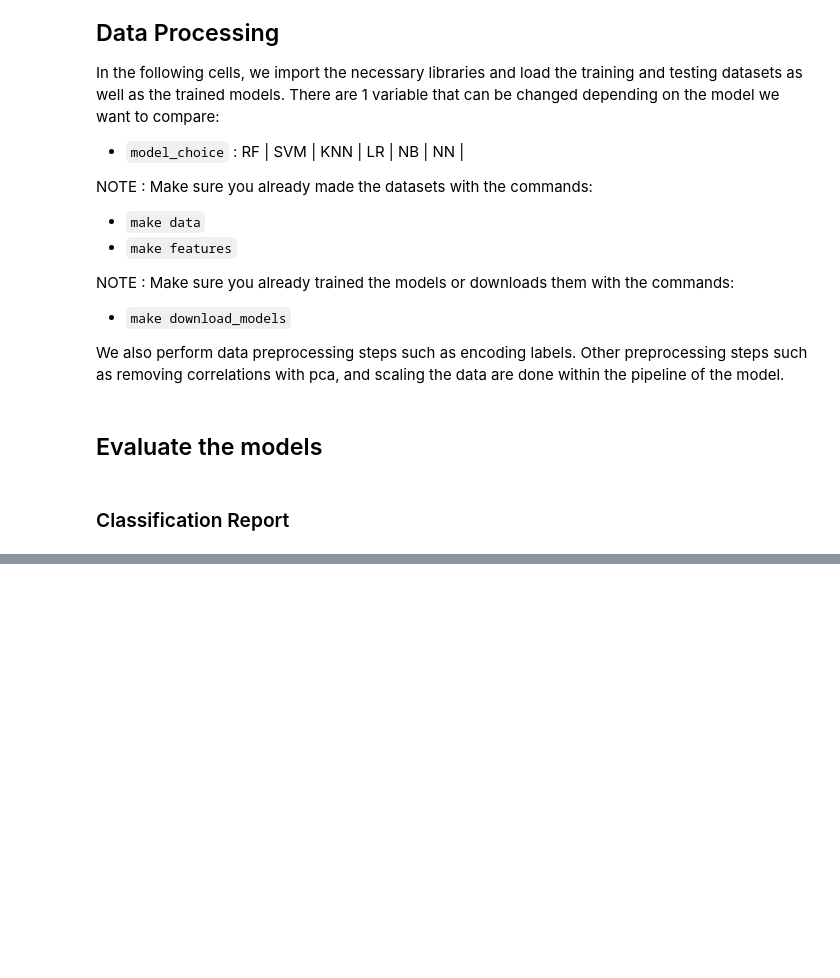
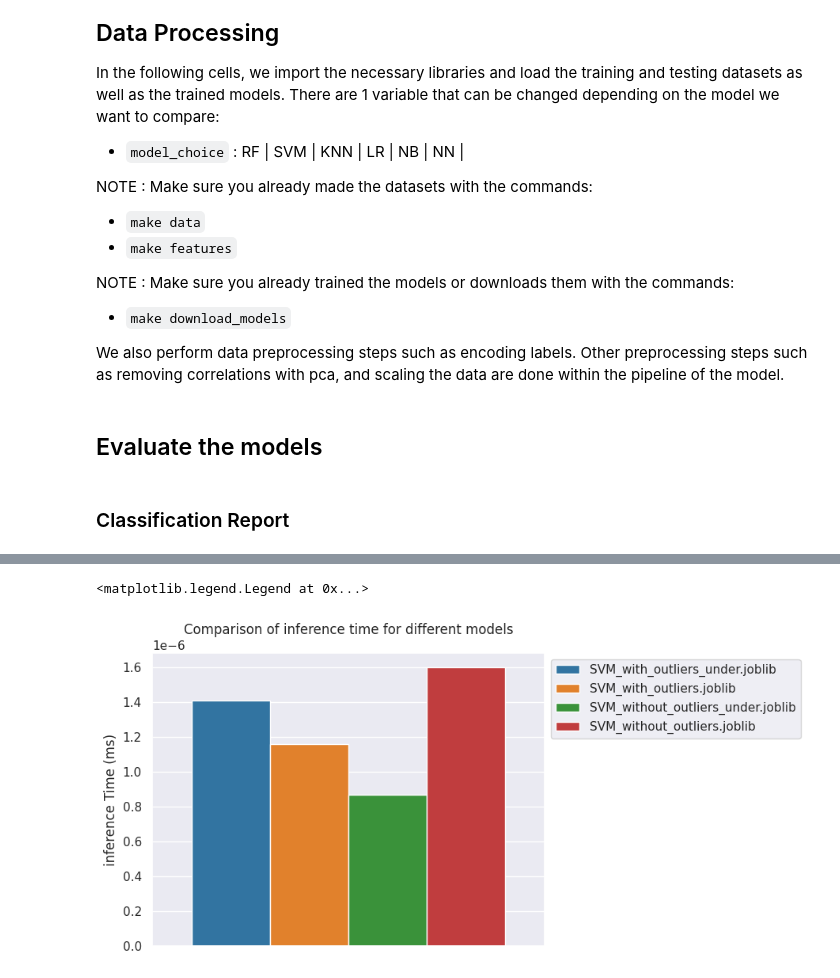
Before and after one commit to LouisCleriot/Stellar-object-classification, a Jupyter notebook: notebooks/Models/choosing-model.ipynb, the cells around one changed output, grey strips where cells are left out. Saved outputs shown, nothing was run; the diff lists cells and outputs as text; code cells hidden in the pictures; blank space fills up the shorter version.

```diff
--- a/notebooks/Models/choosing-model.ipynb
+++ b/notebooks/Models/choosing-model.ipynb
@@ -113,0 +136,7 @@ weighted avg       0.94      0.94      0.94     20000
+# %%
+ax = sns.barplot(data=reports, y='inference Time (ms)', hue='model', )
+ax.set_title('Comparison of inference time for different models')
+ax.legend(loc='upper left', bbox_to_anchor=(1, 1))
+# %% [output]
+<matplotlib.legend.Legend at 0x...>
+[figure, added]
```
Also changed, not shown: parts of 4 cells of this notebook, 1 other file.
